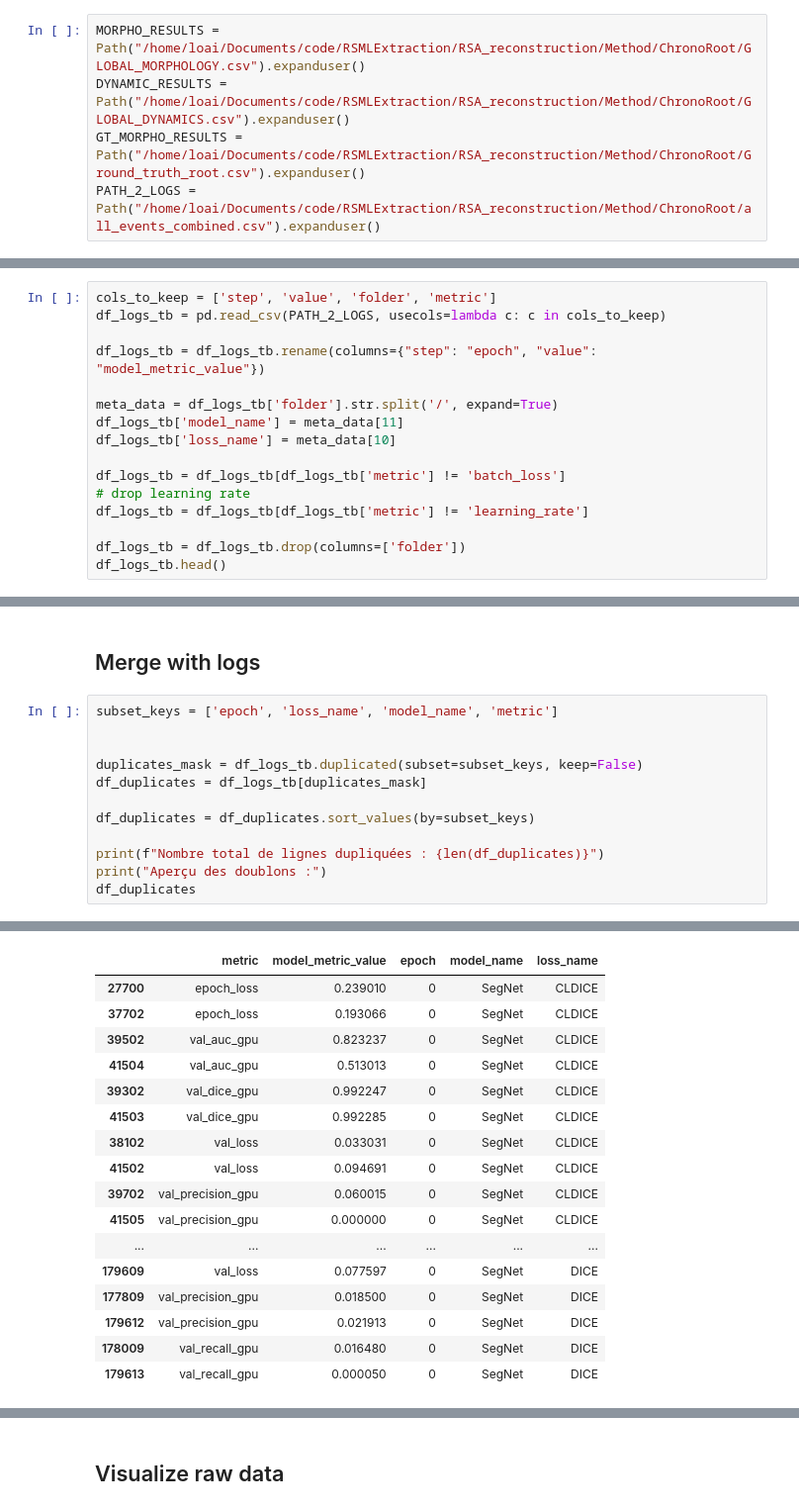
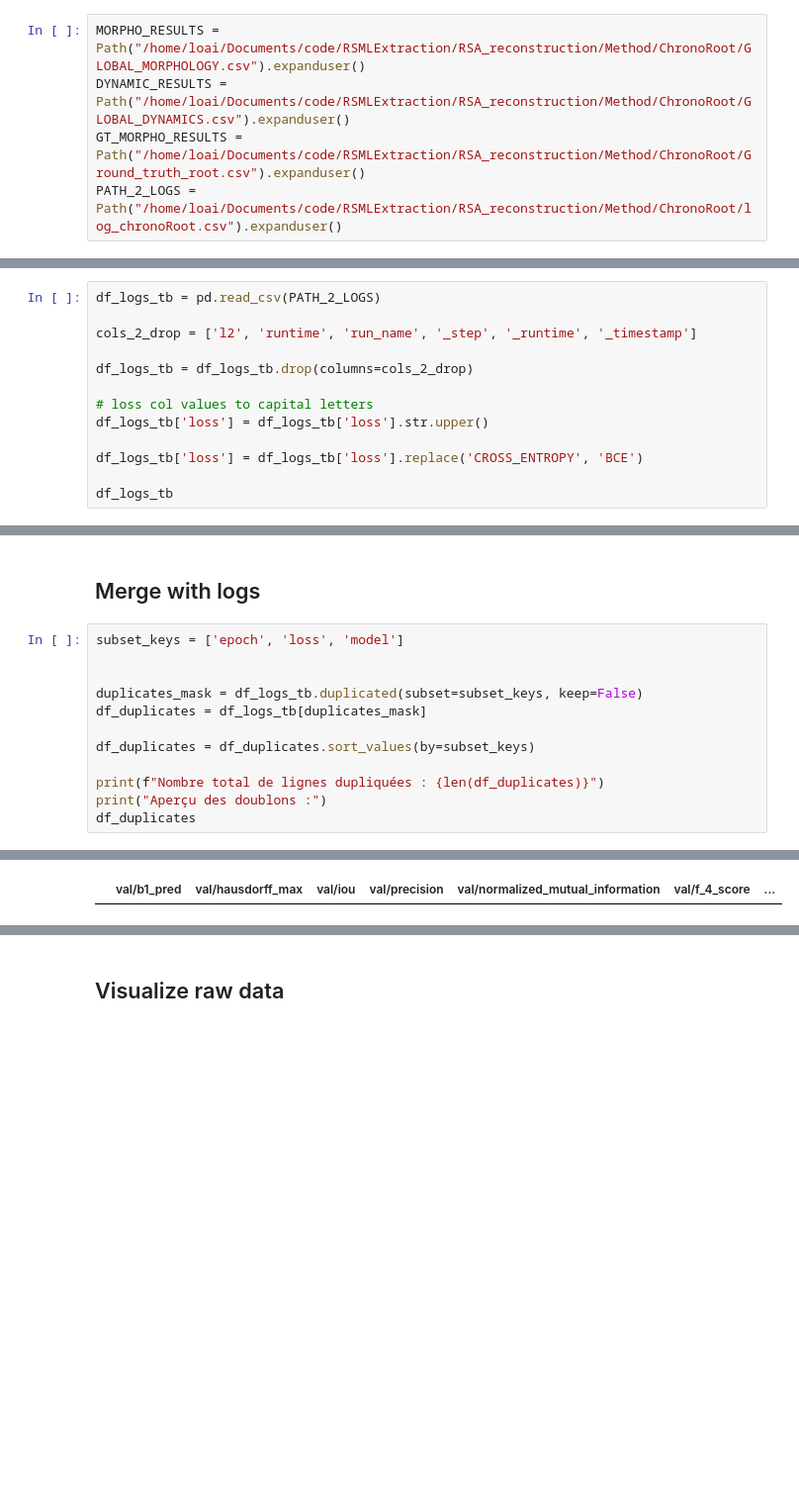
Before and after one commit to Money-eng/ChronoRoot, a Jupyter notebook: Metrics_analysis.ipynb, the cells around one changed output, grey strips where cells are left out. Shown at 99% size. Saved outputs shown, nothing was run; the diff lists cells and outputs as text; blank space fills up the shorter version.

```diff
--- a/Metrics_analysis.ipynb
+++ b/Metrics_analysis.ipynb
@@ -23,7 +24,7 @@ plt.rcParams.update({
 MORPHO_RESULTS = Path("/home/loai/Documents/code/RSMLExtraction/RSA_reconstruction/Method/ChronoRoot/GLOBAL_MORPHOLOGY.csv").expanduser()
 DYNAMIC_RESULTS = Path("/home/loai/Documents/code/RSMLExtraction/RSA_reconstruction/Method/ChronoRoot/GLOBAL_DYNAMICS.csv").expanduser()
 GT_MORPHO_RESULTS = Path("/home/loai/Documents/code/RSMLExtraction/RSA_reconstruction/Method/ChronoRoot/Ground_truth_root.csv").expanduser()
-PATH_2_LOGS = Path("/home/loai/Documents/code/RSMLExtraction/RSA_reconstruction/Method/ChronoRoot/all_events_combined.csv").expanduser()
+PATH_2_LOGS = Path("/home/loai/Documents/code/RSMLExtraction/RSA_reconstruction/Method/ChronoRoot/log_chronoRoot.csv").expanduser()
 # %% [markdown]
 ## Loading database
 # %%
@@ -115,17 +120,14 @@ df_ground_truth.head()
 # %%
-cols_to_keep = ['step', 'value', 'folder', 'metric']
-df_logs_tb = pd.read_csv(PATH_2_LOGS, usecols=lambda c: c in cols_to_keep)
+df_logs_tb = pd.read_csv(PATH_2_LOGS)
 
-df_logs_tb = df_logs_tb.rename(columns={"step": "epoch", "value": "model_metric_value"})
+cols_2_drop = ['l2', 'runtime', 'run_name', '_step', '_runtime', '_timestamp']
 
-meta_data = df_logs_tb['folder'].str.split('/', expand=True)
-df_logs_tb['model_name'] = meta_data[11]
-df_logs_tb['loss_name'] = meta_data[10]
+df_logs_tb = df_logs_tb.drop(columns=cols_2_drop)
 
-df_logs_tb = df_logs_tb[df_logs_tb['metric'] != 'batch_loss']
-# drop learning rate
-df_logs_tb = df_logs_tb[df_logs_tb['metric'] != 'learning_rate']
+# loss col values to capital letters
+df_logs_tb['loss'] = df_logs_tb['loss'].str.upper()
 
-df_logs_tb = df_logs_tb.drop(columns=['folder'])
-df_logs_tb.head()
+df_logs_tb['loss'] = df_logs_tb['loss'].replace('CROSS_ENTROPY', 'BCE')
+
+df_logs_tb
 # %% [output]
@@ -298,7 +269,7 @@ df_diff_dync.head()
 # %% [markdown]
 ## Merge with logs
 # %%
-subset_keys = ['epoch', 'loss_name', 'model_name', 'metric']
+subset_keys = ['epoch', 'loss', 'model']
 
 
 duplicates_mask = df_logs_tb.duplicated(subset=subset_keys, keep=False)
@@ -314,18 +285,2 @@ Nombre total de lignes dupliquées : 24
 Aperçu des doublons :
-|  | metric | model_metric_value | epoch | model_name | loss_name |
-| 27700 | epoch_loss | 0.239010 | 0 | SegNet | CLDICE |
-| 37702 | epoch_loss | 0.193066 | 0 | SegNet | CLDICE |
-| 39502 | val_auc_gpu | 0.823237 | 0 | SegNet | CLDICE |
-| 41504 | val_auc_gpu | 0.513013 | 0 | SegNet | CLDICE |
-| 39302 | val_dice_gpu | 0.992247 | 0 | SegNet | CLDICE |
-| 41503 | val_dice_gpu | 0.992285 | 0 | SegNet | CLDICE |
-| 38102 | val_loss | 0.033031 | 0 | SegNet | CLDICE |
-| 41502 | val_loss | 0.094691 | 0 | SegNet | CLDICE |
-| 39702 | val_precision_gpu | 0.060015 | 0 | SegNet | CLDICE |
-| 41505 | val_precision_gpu | 0.000000 | 0 | SegNet | CLDICE |
-| ... | ... | ... | ... | ... | ... |
-| 179609 | val_loss | 0.077597 | 0 | SegNet | DICE |
-| 177809 | val_precision_gpu | 0.018500 | 0 | SegNet | DICE |
-| 179612 | val_precision_gpu | 0.021913 | 0 | SegNet | DICE |
-| 178009 | val_recall_gpu | 0.016480 | 0 | SegNet | DICE |
-| 179613 | val_recall_gpu | 0.000050 | 0 | SegNet | DICE |
+|  | val/b1_pred | val/hausdorff_max | val/iou | val/precision | val/normalized_mutual_information | val/f_4_score | ... |
```
Also changed, not shown: parts of 61 cells of this notebook, 10 other files.
